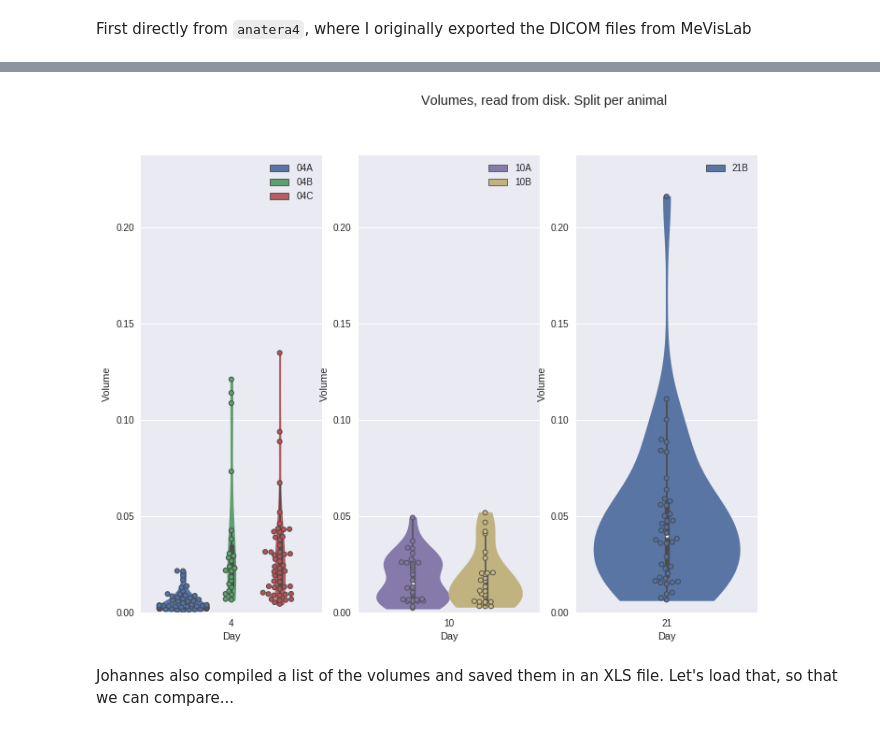
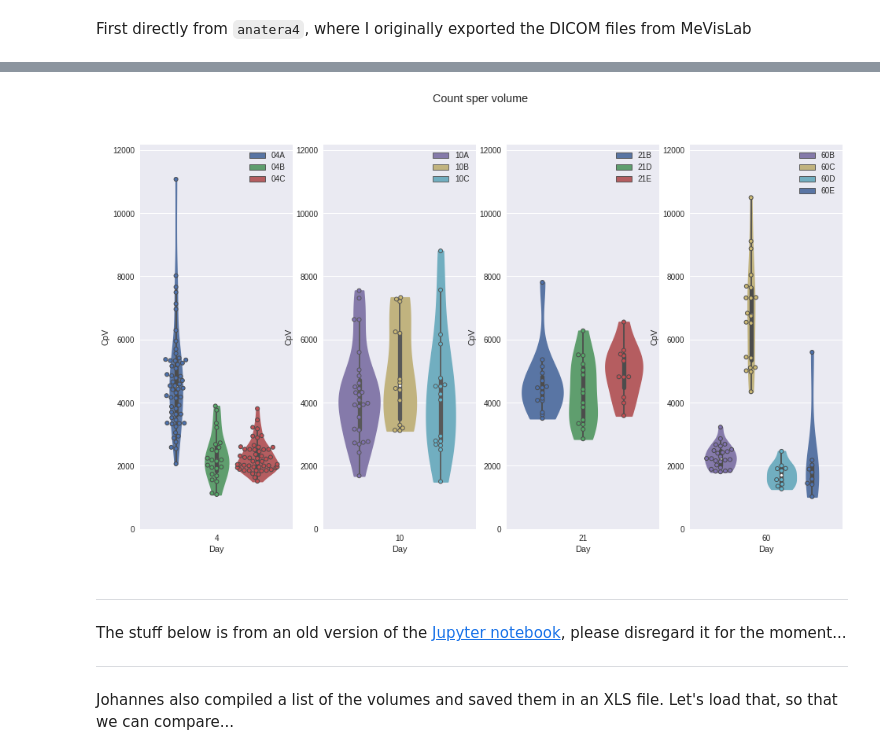
Before and after one commit to habi/acinar-analysis, a Jupyter notebook: Acinar size plot.ipynb, the cells around one changed output, grey strips where cells are left out. Cells and saved outputs as stored; diff of their text form; code cells hidden in the pictures.

Commit message:
Basic functionality done!!!
- We correctly read the volumes from anatera4
- We pandas.merge() the two dataframes
- We can then easily calculate the 'Counts' per 'Acinus'
- We plot this

```diff
--- a/Acinar size plot.ipynb
+++ b/Acinar size plot.ipynb
@@ -201,0 +212,9 @@ KeyboardInterrupt:
+# %%
+# See the difference between those two methods
+# Based on https://stackoverflow.com/a/3462164/323100
+print('"AcinarVolumeFiles" contains %s files' % len(AcinarVolumeFiles))
+print('"AcinarVolumeFiles_glob" contains %s files' % len(AcinarVolumeFiles_glob))
+MethodDifference = [item for item in AcinarVolumeFiles if item not in AcinarVolumeFiles_glob]
+print('Here are the %s files which are different' % len(MethodDifference))
+for c,i in enumerate(MethodDifference):
+    print('%02s: %s' % (c+1,os.path.basename(i)))
@@ -232,4 +327,4 @@ AttributeError: 'Index' object has no attribute 'labels'
 # %%
-# Update palette, since we might have more animal than what we had above in cell 19
-ourcolors=seaborn.color_palette('deep', len(pandas.unique(Counts.Animal)))
-ourpalette = {animal:ourcolors[c] for c, animal in enumerate(pandas.unique(Counts.Animal))}
+# Update palette, since we might have more animals than what we had above in cell 19
+ourcolors=seaborn.color_palette('deep', len(pandas.unique(VolumesFromDisk.Animal)))
+ourpalette = {animal:ourcolors[c] for c, animal in enumerate(sorted(pandas.unique(VolumesFromDisk.Animal)))}
@@ -235,0 +359,5 @@ ourpalette = {animal:ourcolors[c] for c, animal in enumerate(pandas.unique(Count
+# %%
+# Merge the dataframes: http://pandas.pydata.org/pandas-docs/stable/merging.html
+# This seems to discard all entries that are *not* found in both df's
+print('\n\nTODO: confirm values by randomly sampling some file names and Count XLS sheets\n\n')
+Merged = pandas.merge(Counts, VolumesFromDisk)
@@ -235,0 +366,2 @@ ourpalette = {animal:ourcolors[c] for c, animal in enumerate(pandas.unique(Count
+# %%
+Merged['CpV'] = Merged['Counts']/Merged['Volume']
@@ -236,17 +392,27 @@ ourpalette = {animal:ourcolors[c] for c, animal in enumerate(pandas.unique(Count
 # %%
-for c,d in enumerate(pandas.unique(VolumesFromDisk.Day)):
-    plt.subplot(1,4,c+1)
-    bxplt = seaborn.violinplot(data=VolumesFromDisk.loc[VolumesFromDisk.Day == d], x='Day', y='Volume',
-                           hue='Animal', palette=ourpalette, cut=0, inner='box')
-    swrmplt = seaborn.swarmplot(data=VolumesFromDisk.loc[VolumesFromDisk.Day == d], x='Day', y='Volume', hue='Animal',
-                            split=True, linewidth=1, palette=ourpalette)
+for c,d in enumerate(sorted(pandas.unique(Merged.Day))):
+    plt.subplot(1,len(pandas.unique(Merged.Day)),c+1)
+    bxplt = seaborn.violinplot(data=Merged.loc[Merged.Day == d], x='Day', y='CpV',
+                               hue='Animal',
+                               hue_order=sorted(pandas.unique(Merged.loc[Merged.Day == d]['Animal'])),
+                               palette=ourpalette, cut=0, inner='box')
+    swrmplt = seaborn.swarmplot(data=Merged.loc[Merged.Day == d], x='Day', y='CpV',
+                                hue='Animal',
+                                hue_order=sorted(pandas.unique(Merged.loc[Merged.Day == d]['Animal'])),
+                                split=True, linewidth=1, palette=ourpalette)
     handles, labels = plt.gca().get_legend_handles_labels()
-    plt.ylim([0,1.1*VolumesFromDisk.Volume.max()])
+    plt.ylim([0,1.1*Merged.CpV.max()])
     bxplt.legend(handles[:len(handles)//2], labels[:len(labels)//2])
-plt.suptitle('Volumes, read from disk. Split per animal')
+plt.suptitle('Count sper volume')
 plt.show()
 # %% [output]
-[figure, old version]
+[figure, new version]
+# %% [markdown]
+----
+
+The stuff below is from an old version of the [Jupyter notebook](http://jupyter.org), please disregard it for the moment...
+
+----
 # %% [markdown]
 Johannes also compiled a list of the volumes and saved them in an XLS file.
 Let's load that, so that we can compare...
```
Also changed, not shown: parts of 30 cells of this notebook.
